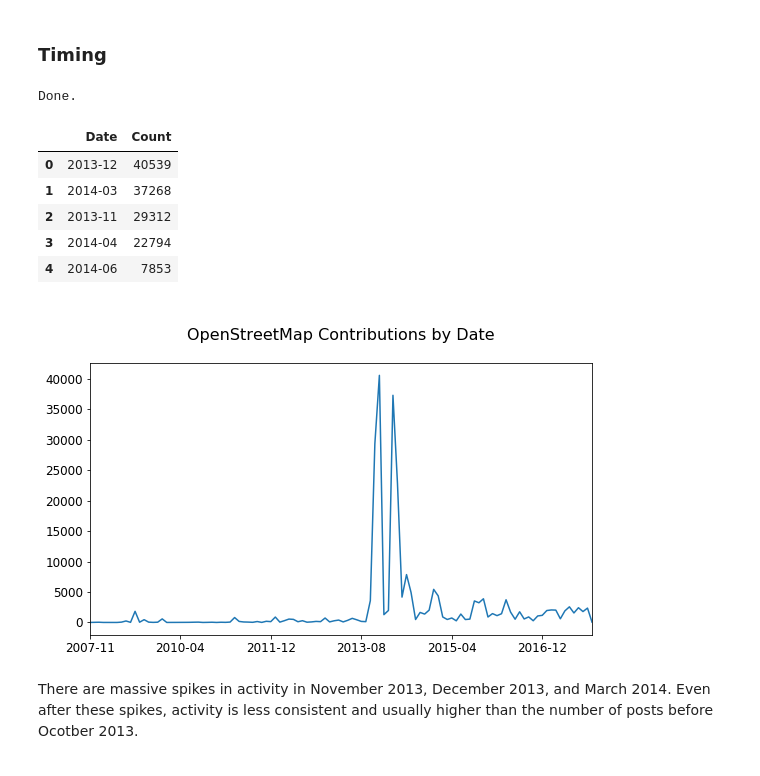
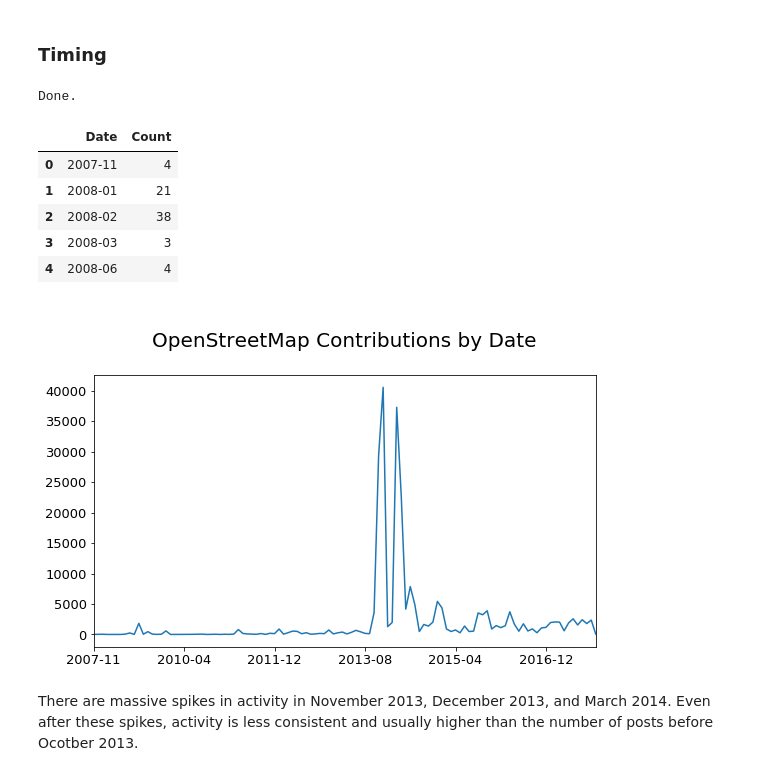
Before and after one commit to jaclynrich/manhattan-osm-wrangling, a Jupyter notebook: output_and_report/OpenStreetMap Data Wrangling and Case Study.ipynb, the cells around one changed output. Saved outputs shown, nothing was run; the diff lists cells and outputs as text; code cells hidden in the pictures.

```diff
--- a/output_and_report/OpenStreetMap Data Wrangling and Case Study.ipynb
+++ b/output_and_report/OpenStreetMap Data Wrangling and Case Study.ipynb
@@ -210,22 +222,23 @@ Done.
 # %% [markdown]
 ### Timing
 # %%
-result = %sql SELECT strftime('%Y-%m', timestamp) AS Date, COUNT(strftime('%Y-%m', timestamp)) AS Count FROM all_entities GROUP BY Date ORDER BY Count DESC
+result = %sql SELECT strftime('%Y-%m', timestamp) AS Date, COUNT(strftime('%Y-%m', timestamp)) AS Count FROM all_entities GROUP BY Date ORDER BY Date ASC
 df = result.DataFrame()
 df.head()
 # %% [output]
 Done.
 |  | Date | Count |
-| 0 | 2013-12 | 40539 |
-| 1 | 2014-03 | 37268 |
-| 2 | 2013-11 | 29312 |
-| 3 | 2014-04 | 22794 |
-| 4 | 2014-06 | 7853 |
+| 0 | 2007-11 | 4 |
+| 1 | 2008-01 | 21 |
+| 2 | 2008-02 | 38 |
+| 3 | 2008-03 | 3 |
+| 4 | 2008-06 | 4 |
 # %%
-ax = df.plot(x='Date', y='Count', title=t, legend=False, figsize=(9,5));
+ax = df.plot(x='Date', y='Count', legend=False, figsize=(9,5), fontsize=13);
+ax.set_title('\nOpenStreetMap Contributions by Date\n', fontsize= 20)
 ax.set_xlabel('');
 # %% [output]
-[figure, old version]
+[figure, new version]
 # %% [markdown]
 There are massive spikes in activity in November 2013, December 2013, and March 2014.
 Even after these spikes, activity is less consistent and usually higher than the number of posts before Ocotber 2013.
```
Also changed, not shown: parts of 45 cells of this notebook.
